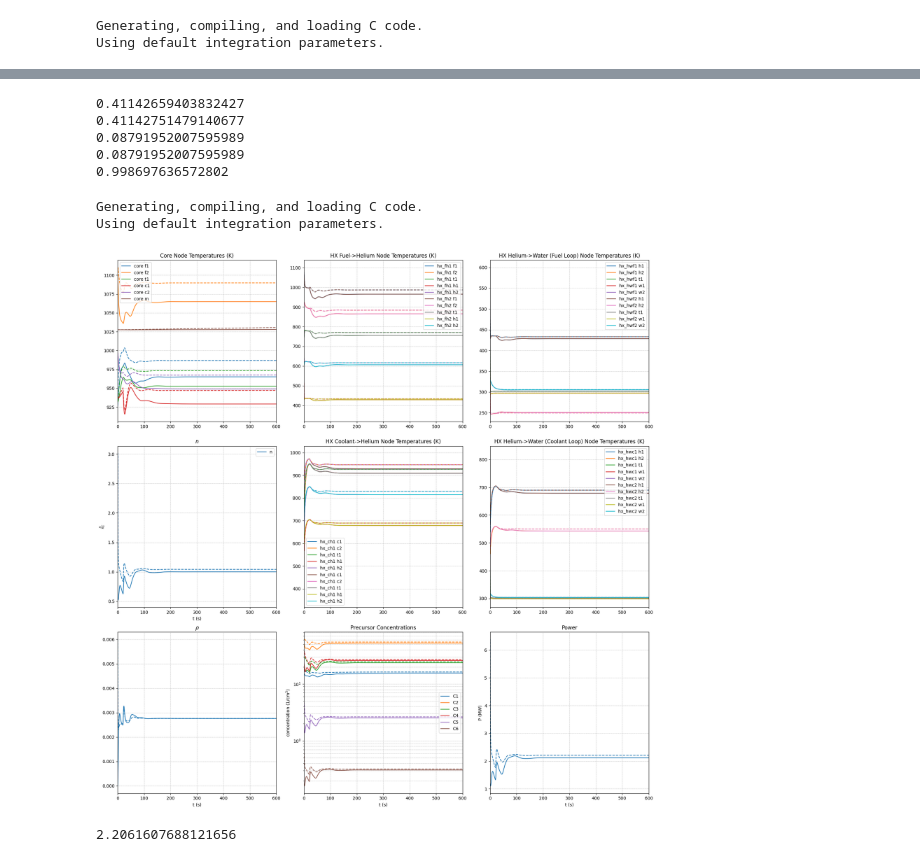
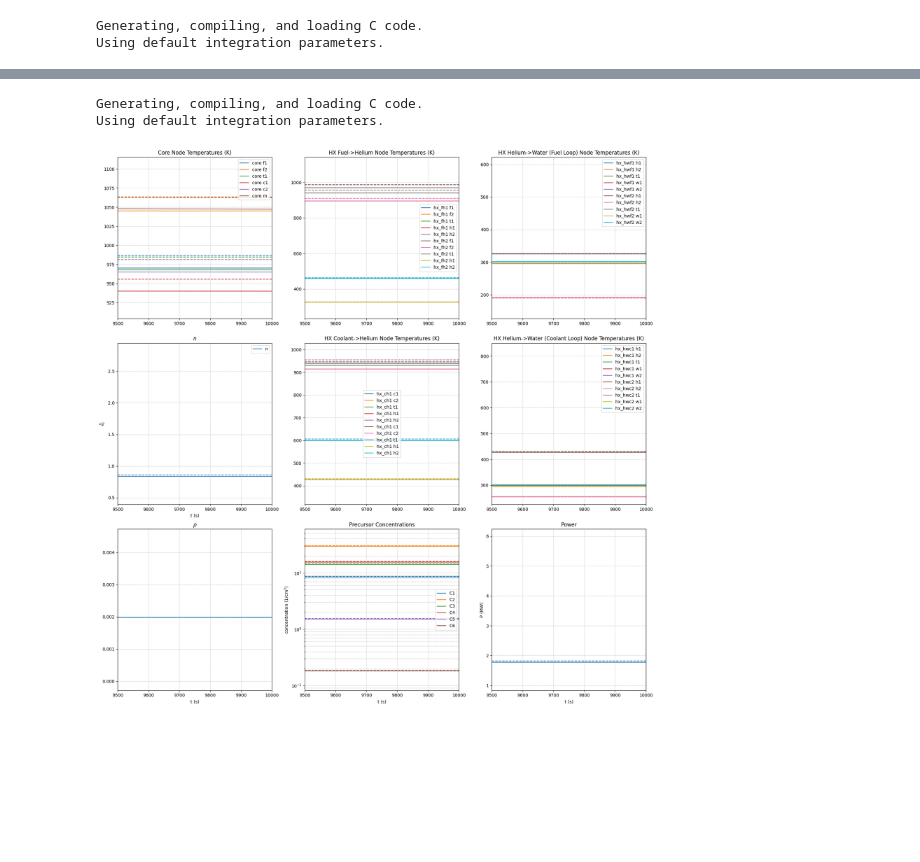
Before and after one commit to LukeLabrie/msc_eng_thesis, a Jupyter notebook: final_form/are/model_mann_hA.ipynb, the cells around one changed output, grey strips where cells are left out. Cells and saved outputs as stored; diff of their text form; code cells hidden in the pictures; blank space fills up the shorter version.

```diff
--- a/final_form/are/model_mann_hA.ipynb
+++ b/final_form/are/model_mann_hA.ipynb
@@ -31,6 +46,7 @@ C6 = Node(y0 = C0[5])
 rho = Node(y0 = 0.00)
 
 # add reactivity input
+inserted = 0
 def rho_insert(t):
     if (t<t_ins):
         return 0.0
@@ -266,6 +282,7 @@ hx_hwc2_w2.set_dTdt_advective(source = hx_hwc2_w1.y())
 hx_hwc2_w2.dTdt_convective = hx_hwc2_w1.dTdt_convective
 # %%
 # solve system
+T = np.arange(0,10000,0.1)
 sol_jit = ARE.solve(T)
 # %% [output]
 Generating, compiling, and loading C code.
@@ -273,8 +290,8 @@ Using default integration parameters.
 # %%
 fig,axs = plt.subplots(3,3,figsize=(18,18))
 
-t_0 = 0.0
-t_f = 600
+t_0 = 9500
+t_f = 10000
 
 # Set a professional color scheme
 colors = ['tab:blue', 'tab:orange', 'tab:green', 'tab:red', 'tab:purple', 'tab:brown',
@@ -441,22 +426,5 @@ Using default integration parameters.
-# %%
-p_hxhwf1 = (hx_fh1_h2.y_out[-1]-hx_hwf1_h2.y_out[-1])*W_h_fh*scp_h
-p_hxhwf2 = (hx_fh2_h2.y_out[-1]-hx_hwf2_h2.y_out[-1])*W_h_fh*scp_h
-p_hxhwc1 = (hx_ch1_h2.y_out[-1]-hx_hwc1_h2.y_out[-1])*W_h_ch*scp_h
-p_hxhwc2 = (hx_ch2_h2.y_out[-1]-hx_hwc2_h2.y_out[-1])*W_h_ch*scp_h
-
-print(p_hxhwf1/(P*n.y_out[-1]))
-print(p_hxhwf2/(P*n.y_out[-1]))
-print(p_hxhwc1/(P*n.y_out[-1]))
-print(p_hxhwc2/(P*n.y_out[-1]))
-print((p_hxhwf1+p_hxhwf2+p_hxhwc1+p_hxfhc2)/P_ss)
-# %% [output]
-0.41142659403832427
-0.41142751479140677
-0.08791952007595989
-0.08791952007595989
-0.998697636572802
 # %%
-rho.y0 = 0.006
+rho.y0 = 0.0045
 sol_jit2 = ARE.solve(T)
 # %% [output]
 Generating, compiling, and loading C code.
@@ -464,8 +432,8 @@ Using default integration parameters.
 # %%
 fig,axs = plt.subplots(3,3,figsize=(18,18))
 
-t_0 = 0.0
-t_f = 600
+t_0 = 9500
+t_f = 10000
 
 # Set a professional color scheme
 colors = ['tab:blue', 'tab:orange', 'tab:green', 'tab:red', 'tab:purple', 'tab:brown',
@@ -620,38 +588,37 @@ axs[2,1].plot(T,[s[C1.index] for s in sol_jit],label="C1",color=colors[0])
 axs[2,1].plot(T,[s[C2.index] for s in sol_jit],label="C2",color=colors[1])
 axs[2,1].plot(T,[s[C3.index] for s in sol_jit],label="C3",color=colors[2])
 axs[2,1].plot(T,[s[C4.index] for s in sol_jit],label="C4",color=colors[3])
 axs[2,1].plot(T,[s[C5.index] for s in sol_jit],label="C5",color=colors[4])
 axs[2,1].plot(T,[s[C6.index] for s in sol_jit],label="C6",color=colors[5])
 axs[2,1].plot(T,C1.y_out,linestyle="--",color=colors[0])
 axs[2,1].plot(T,C2.y_out,linestyle="--",color=colors[1])
 axs[2,1].plot(T,C3.y_out,linestyle="--",color=colors[2])
 axs[2,1].plot(T,C4.y_out,linestyle="--",color=colors[3])
 axs[2,1].plot(T,C5.y_out,linestyle="--",color=colors[4])
 axs[2,1].plot(T,C6.y_out,linestyle="--",color=colors[5])
 axs[2,1].legend()
 axs[2,1].set_xlabel("t (s)")
 axs[2,1].set_yscale("log")
 axs[2,1].set_ylabel(r"concentration (1/cm$^3$)")
 axs[2,1].legend(loc="right")
 axs[2,1].set_title("Precursor Concentrations")
 axs[2,1].set_xlim([t_0,t_f])
 
 update_axis_style(axs[2, 2])
 axs[2,2].plot(T,[P*s[n.index] for s in sol_jit],label="Power",color=colors[0])
 axs[2,2].plot(T,[k*P for k in n.y_out],linestyle="--",color=colors[0])
 axs[2,2].set_xlabel("t (s)")
 axs[2,2].set_title("Power")
 axs[2,2].set_ylabel("P (MW)")
 axs[2,2].set_xlim([t_0,t_f])
 
 plt.tight_layout()
 plt.show()
 # %% [output]
-[figure, old version]
+[figure, new version]
 # %%
 P*n.y_out[-1]
+c_m1.y_out[-1]
-# %% [output]
-2.2061607688121656
 # %%
 T_avg_hf = (hx_hwf1_h1.y_out[-1]+hx_hwf1_h2.y_out[-1])/2
 T_avg_wf = (hx_hwf1_w1.y_out[-1]+hx_hwf1_w2.y_out[-1])/2
```
Also changed, not shown: parts of 16 cells of this notebook, 44 other files.
